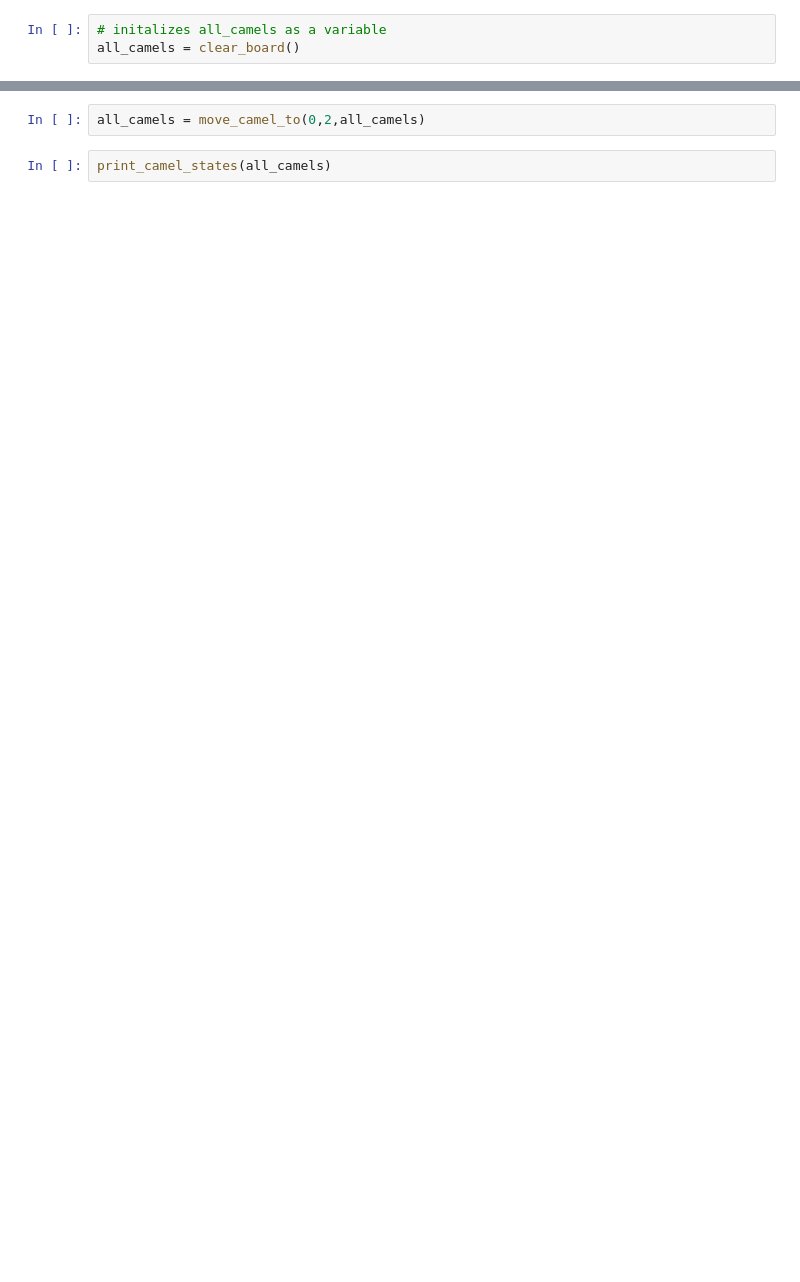
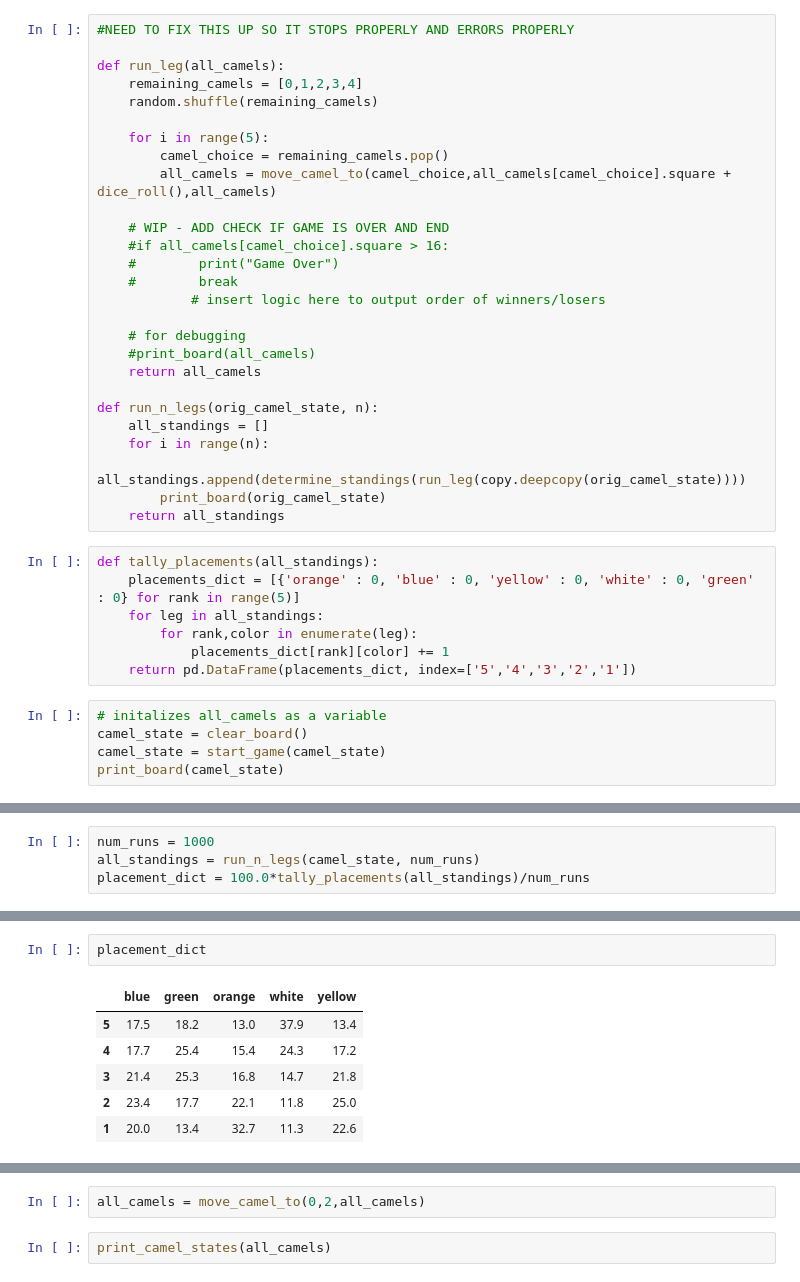
Before and after one commit to gheimberg/camel_up, a Jupyter notebook: camel_up_sim-v3.ipynb, the cells around one changed output, grey strips where cells are left out. Saved outputs shown, nothing was run; the diff lists cells and outputs as text; blank space fills up the shorter version.

```diff
--- a/camel_up_sim-v3.ipynb
+++ b/camel_up_sim-v3.ipynb
@@ -78,3 +118,39 @@ def clear_board():
+# %%
+#NEED TO FIX THIS UP SO IT STOPS PROPERLY AND ERRORS PROPERLY
+
+def run_leg(all_camels):
+    remaining_camels = [0,1,2,3,4]
+    random.shuffle(remaining_camels)
+
+    for i in range(5):
+        camel_choice = remaining_camels.pop()
+        all_camels = move_camel_to(camel_choice,all_camels[camel_choice].square + dice_roll(),all_camels)
+
+    # WIP - ADD CHECK IF GAME IS OVER AND END
+    #if all_camels[camel_choice].square > 16:
+    #        print("Game Over")
+    #        break
+            # insert logic here to output order of winners/losers
+
+    # for debugging
+    #print_board(all_camels)
+    return all_camels
+
+def run_n_legs(orig_camel_state, n):
+    all_standings = []
+    for i in range(n):
+        all_standings.append(determine_standings(run_leg(copy.deepcopy(orig_camel_state))))
+        print_board(orig_camel_state)
+    return all_standings
+# %%
+def tally_placements(all_standings):
+    placements_dict = [{'orange' : 0, 'blue' : 0, 'yellow' : 0, 'white' : 0, 'green' : 0} for rank in range(5)]
+    for leg in all_standings:
+        for rank,color in enumerate(leg):
+            placements_dict[rank][color] += 1
+    return pd.DataFrame(placements_dict, index=['5','4','3','2','1'])
 # %%
 # initalizes all_camels as a variable
-all_camels = clear_board()
+camel_state = clear_board()
+camel_state = start_game(camel_state)
+print_board(camel_state)
@@ -164,0 +175,4 @@ all_camels = start_game(all_camels)
+# %%
+num_runs = 1000
+all_standings = run_n_legs(camel_state, num_runs)
+placement_dict = 100.0*tally_placements(all_standings)/num_runs
@@ -164,0 +197,9 @@ all_camels = start_game(all_camels)
+# %%
+placement_dict
+# %% [output]
+|  | blue | green | orange | white | yellow |
+| 5 | 17.5 | 18.2 | 13.0 | 37.9 | 13.4 |
+| 4 | 17.7 | 25.4 | 15.4 | 24.3 | 17.2 |
+| 3 | 21.4 | 25.3 | 16.8 | 14.7 | 21.8 |
+| 2 | 23.4 | 17.7 | 22.1 | 11.8 | 25.0 |
+| 1 | 20.0 | 13.4 | 32.7 | 11.3 | 22.6 |
```
Also changed, not shown: parts of 18 cells of this notebook.
